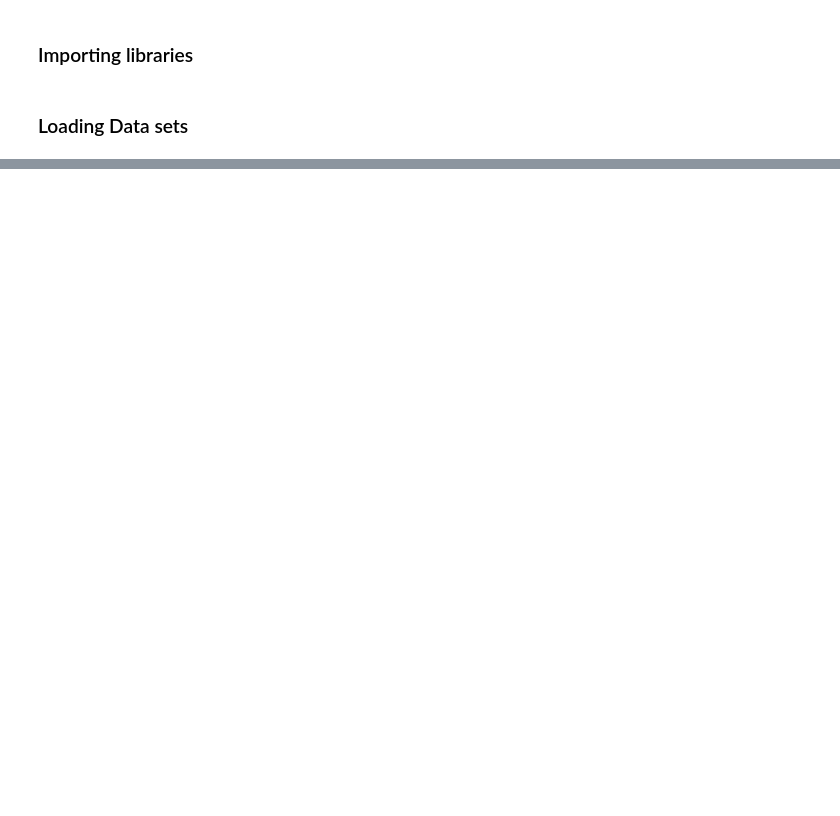
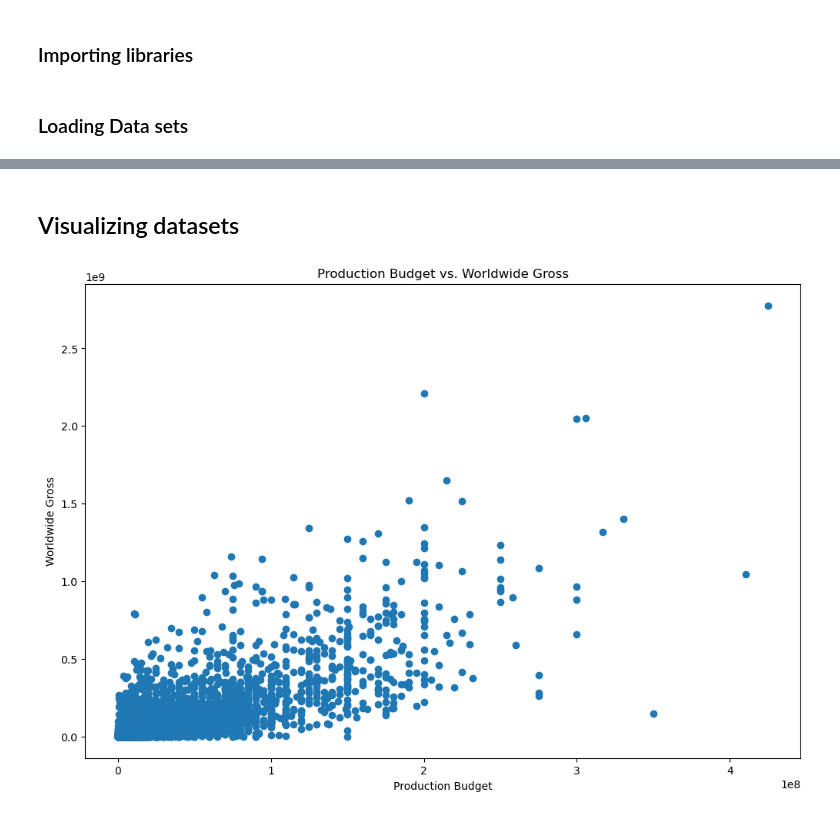
Before and after one commit to kev065/movie-studio-project, a Jupyter notebook: index.ipynb, the cells around one changed output, grey strips where cells are left out. Drawn from its saved outputs; the diff is of its cells as text; code cells hidden in the pictures; blank space fills up the shorter version.

```diff
--- a/index.ipynb
+++ b/index.ipynb
@@ -41,11 +44,14 @@ try:
 except pd.errors.ParserError as e:
     print(f"Error parsing file: {e}")
 
+#Loading Movie_Info
+movie_info_df = pd.read_csv('data/rt.movie_info.tsv', sep='\t', on_bad_lines='skip', encoding='ISO-8859-1')
 
+f'''
 # bom.movie_gross.csv
 path = 'data/bom.movie_gross.csv'
 movie_gross_df = pd.read_csv(path)
-
+'''
 
 # im.dbsqlite, we load only the 2 tables that are needed for the analysis.
 conn = sqlite3.connect('data/im.db')
@@ -56,3 +62,7 @@ SELECT *
     ON movie_basics.movie_ID = movie_ratings.movie_id
 '''
 imdb_df = pd.read_sql(q, conn)
+
+# Loading 'The Numbers' Dataset
+path = 'data/tn.movie_budgets.csv'
+movie_budgets_df = pd.read_csv(path)
@@ -74,0 +227,23 @@ imdb_df
+# %% [markdown]
+## Visualizing datasets
+# %%
+# cleaning currency strings
+def clean_currency(x):
+    if isinstance(x, str):
+        return float(x.replace('$', '').replace(',', ''))
+    return x
+
+# Clean and convert monetary columns to numeric
+columns_to_clean = ['production_budget', 'domestic_gross', 'worldwide_gross']
+for col in columns_to_clean:
+    movie_budgets_df[col] = movie_budgets_df[col].apply(clean_currency).astype(float)
+# %%
+# visualize gross revenue vs budget using a scatter plot
+plt.figure(figsize=(12, 8))
+plt.scatter(movie_budgets_df['production_budget'], movie_budgets_df['worldwide_gross'])
+plt.xlabel('Production Budget')
+plt.ylabel('Worldwide Gross')
+plt.title('Production Budget vs. Worldwide Gross')
+plt.show()
+# %% [output]
+[figure, added]
```
Also changed, not shown: parts of 20 cells of this notebook, 1 other file.
